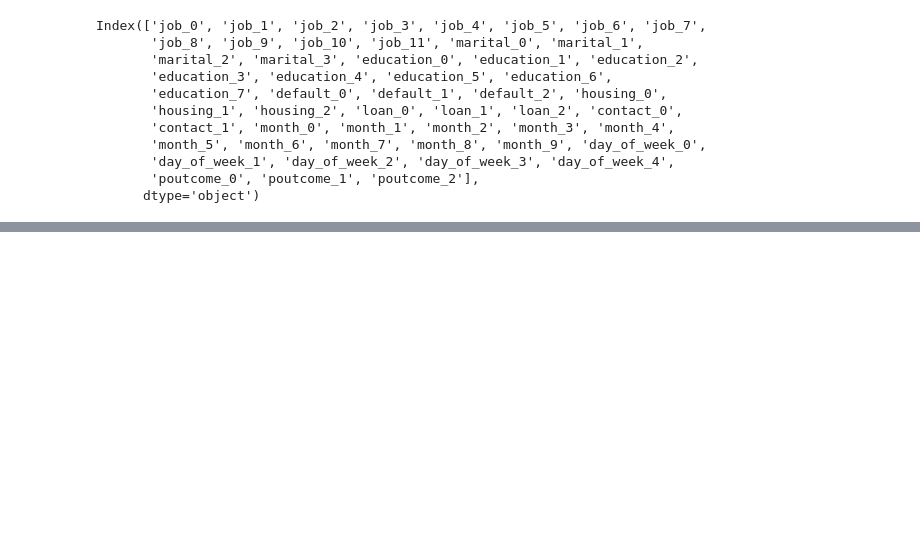
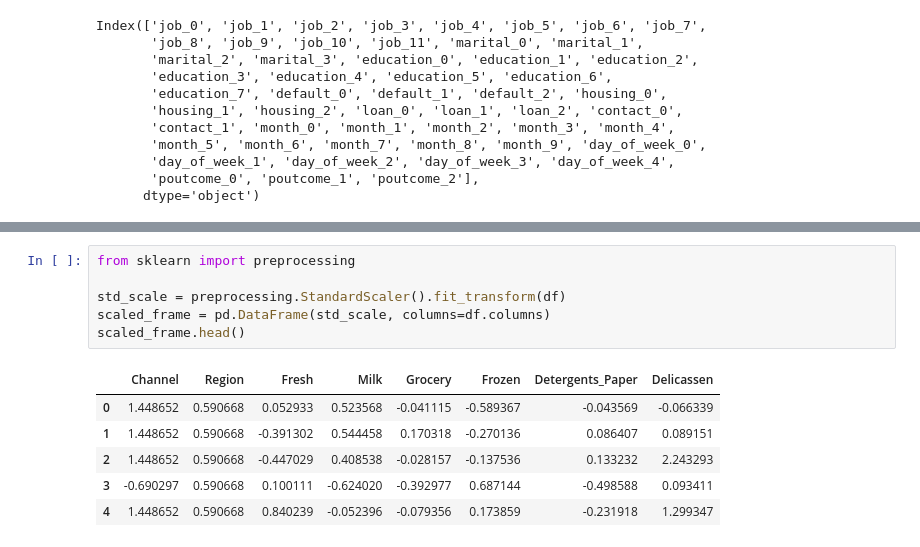
Before and after one commit to jafetpintle/DataManipulation, a Jupyter notebook: Capitulo_1_Datos.ipynb, the cells around one changed output, grey strips where cells are left out. Cells and saved outputs as stored; diff of their text form; blank space fills up the shorter version.

```diff
--- a/Capitulo_1_Datos.ipynb
+++ b/Capitulo_1_Datos.ipynb
@@ -621,0 +656,13 @@ Index(['job_0', 'job_1', 'job_2', 'job_3', 'job_4', 'job_5', 'job_6', 'job_7',
+# %%
+from sklearn import preprocessing
+
+std_scale = preprocessing.StandardScaler().fit_transform(df)
+scaled_frame = pd.DataFrame(std_scale, columns=df.columns)
+scaled_frame.head()
+# %% [output]
+|  | Channel | Region | Fresh | Milk | Grocery | Frozen | Detergents_Paper | Delicassen |
+| 0 | 1.448652 | 0.590668 | 0.052933 | 0.523568 | -0.041115 | -0.589367 | -0.043569 | -0.066339 |
+| 1 | 1.448652 | 0.590668 | -0.391302 | 0.544458 | 0.170318 | -0.270136 | 0.086407 | 0.089151 |
+| 2 | 1.448652 | 0.590668 | -0.447029 | 0.408538 | -0.028157 | -0.137536 | 0.133232 | 2.243293 |
+| 3 | -0.690297 | 0.590668 | 0.100111 | -0.624020 | -0.392977 | 0.687144 | -0.498588 | 0.093411 |
+| 4 | 1.448652 | 0.590668 | 0.840239 | -0.052396 | -0.079356 | 0.173859 | -0.231918 | 1.299347 |
```
Also changed, not shown: parts of 22 cells of this notebook.
